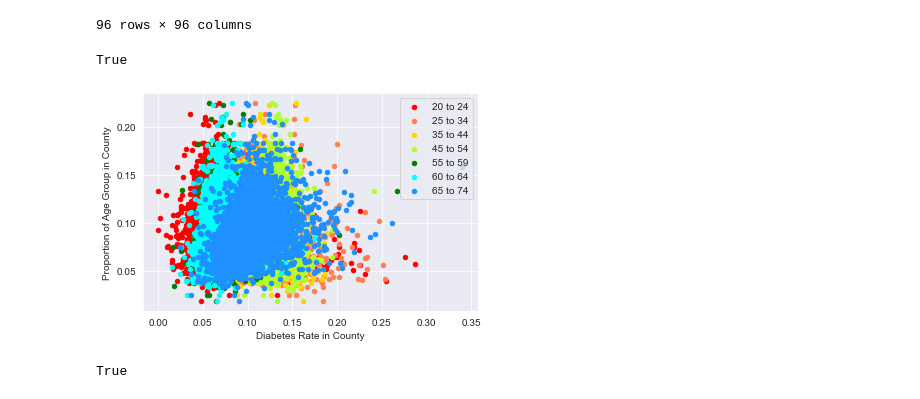
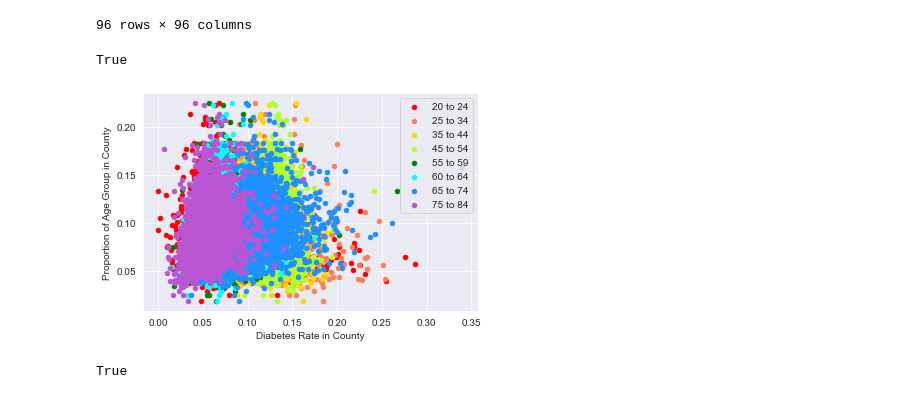
Before and after one commit to ElizabethBreen/CSS_Project2, a Jupyter notebook: project_2_notebook.ipynb, the cells around one changed output. Cells and saved outputs as stored; diff of their text form; code cells hidden in the pictures.

Commit message:
code with plots for project 2

```diff
--- a/project_2_notebook.ipynb
+++ b/project_2_notebook.ipynb
@@ -184,19 +144,21 @@ plt.show()
 # %%
 
 ax1 = d_rates.plot(kind='scatter', x='sex and age_total population_20 to 24 years', y='Diabetes_Number', color='r', label = "20 to 24")
 ax2 = d_rates.plot(kind='scatter', x='sex and age_total population_25 to 34 years', y='Diabetes_Number', color='coral', label = "25 to 34", ax=ax1)
 ax3 = d_rates.plot(kind='scatter', x='sex and age_total population_35 to 44 years', y='Diabetes_Number', color='gold', label = "35 to 44", ax=ax1)
 ax4 = d_rates.plot(kind='scatter', x='sex and age_total population_45 to 54 years', y='Diabetes_Number', color='greenyellow', label = "45 to 54", ax=ax1)
 ax5 = d_rates.plot(kind='scatter', x='sex and age_total population_55 to 59 years', y='Diabetes_Number', color='green', label = "55 to 59", ax=ax1)
 ax6 = d_rates.plot(kind='scatter', x='sex and age_total population_60 to 64 years', y='Diabetes_Number', color='aqua', label = "60 to 64", ax=ax1)
 ax7 = d_rates.plot(kind='scatter', x='sex and age_total population_65 to 74 years', y='Diabetes_Number', color='dodgerblue', label = "65 to 74", ax=ax1)
+ax7 = d_rates.plot(kind='scatter', x='sex and age_total population_75 to 84 years', y='Diabetes_Number', color='mediumorchid', label = "75 to 84", ax=ax1)
 
 ax1.set_xlabel("Diabetes Rate in County")
 ax1.set_ylabel("Proportion of Age Group in County")
+
 print(ax1 == ax2 == ax3 == ax4 == ax5 == ax6 == ax7)  # True
 # %% [output]
 True
-[figure, old version]
+[figure, new version]
 # %%
 d_rates['male_18_adj'] = d_rates['male_over_18']*diabetes['race_total population']
 d_rates['female_18_adj'] = d_rates['female_over_18']*diabetes['race_total population']
```
Also changed, not shown: parts of 9 cells of this notebook.
